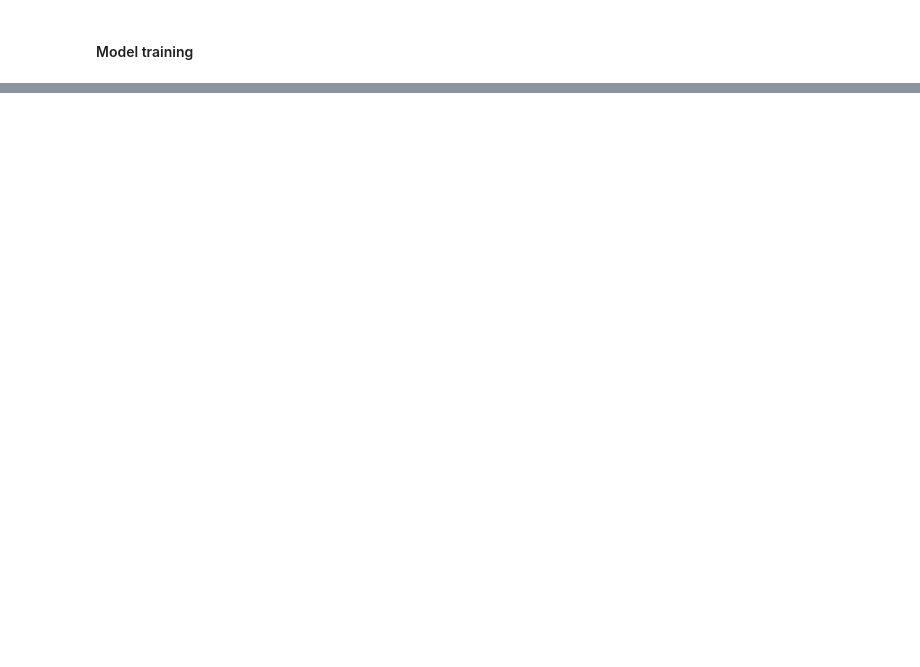
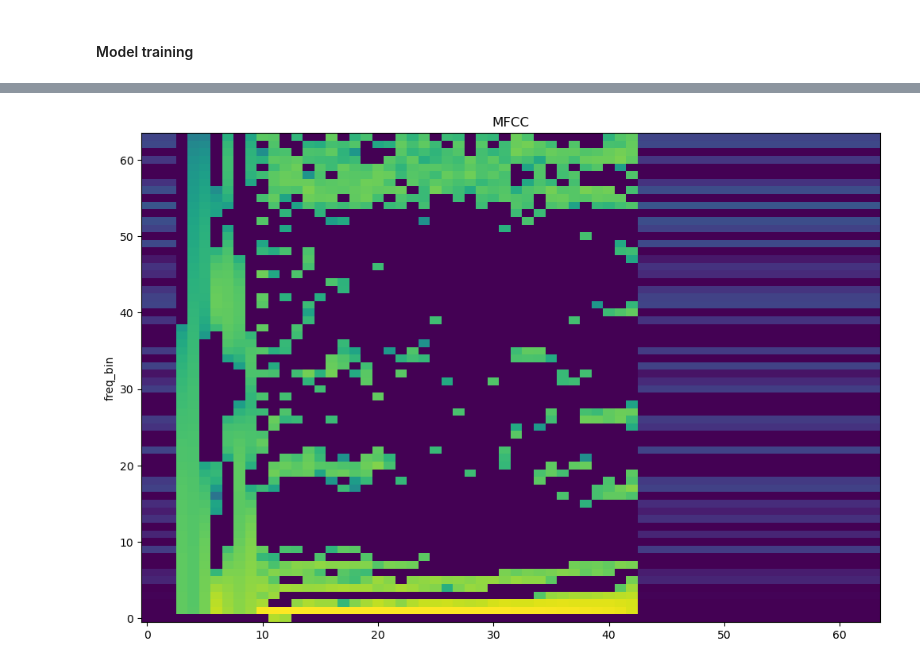
Before and after one commit to DCisHurt/Guitar-MIR, a Jupyter notebook: ex3_parameter_extraction.ipynb, the cells around one changed output, grey strips where cells are left out. Cells and saved outputs as stored; diff of their text form; code cells hidden in the pictures; blank space fills up the shorter version.

```diff
--- a/ex3_parameter_extraction.ipynb
+++ b/ex3_parameter_extraction.ipynb
@@ -160,19 +86,0 @@ Trained feed forward net saved at _weights/c53_parameter_4.pth
-# %%
-from src.util import plot_box
-
-cnn = model.Extractor().to(device)
-
-error = [[], [], [], [], []]
-for i in range(5):
-    WEIGHTS_FILE = WEIGHTS_FILE[:-5] + str(i) + ".pth"
-    state_dict = torch.load(WEIGHTS_FILE)
-    cnn.load_state_dict(state_dict)
-
-    _, _, log = train.test(cnn, val_dataloader, device, effect=EFFECT)
-    for _, data in enumerate(log):
-        error[i].append(data[3])
-
-log_writer.add_figure("Error Box",
-                      plot_box(error, title="Error", labels=EFFECT_MAP, ylabel="paramter value"))
-
-log_writer.close()
@@ -185,0 +87,67 @@ reverb: avg MSE: 0.004274, avg abs error: 0.05
+# %%
+from src.util import plot_box
+
+WEIGHTS_DIR = "_weights/"
+LEARNING_RATE = 0.001
+EPOCHS = 20
+
+
+
+if torch.cuda.is_available():
+    device = "cuda"
+else:
+    device = "cpu"
+print(f"Using device {device}")
+
+error = [[], [], [], [], []]
+
+for fx in range(5):
+
+    fxData = load_data(fx)
+    train_dataloader, test_dataloader, val_dataloader = split_data(fxData)
+
+    # construct model and assign it to device
+    cnn = model.Extractor().to(device)
+
+    if fx == 0:
+        signal, _, _, _, _ = fxData[0]
+        print(f"There are {len(fxData)} samples in the dataset.")
+        print(f"Shape of signal: {signal.shape}")
+
+        print("input feature:")
+        log_writer.add_figure("Input Feature", plot_spectrogram(signal[0], title="MFCC"))
+        log_writer.add_graph(cnn, signal.unsqueeze_(0))
+
+    # initialise loss funtion + optimiser
+    loss_fn = nn.MSELoss(reduction='mean')
+    optimiser = torch.optim.Adam(cnn.parameters(), lr=LEARNING_RATE)
+
+    # train model
+    train.train(cnn,
+                train_dataloader,
+                test_dataloader,
+                loss_fn,
+                optimiser,
+                device,
+                log_writer,
+                EPOCHS,
+                effect=fx)
+
+    _, _, log = train.test(cnn, val_dataloader, device, effect=fx)
+    for _, data in enumerate(log):
+        error[fx].append(data[3])
+
+    WEIGHTS_FILE = os.path.join(WEIGHTS_DIR, EXPERIMENT_NAME + "_" + str(fx) + ".pth")
+
+    if not os.path.exists('%s' % WEIGHTS_DIR):
+        os.makedirs('%s' % WEIGHTS_DIR)
+
+    # save model
+    torch.save(cnn.state_dict(), WEIGHTS_FILE)
+    print("Trained feed forward net saved at %s" %(WEIGHTS_FILE))
+
+log_writer.add_figure("Error Box",
+                      plot_box(error, title="Error", labels=EFFECT_MAP, ylabel="paramter value"))
+
+log_writer.close()
+# %% [output]
@@ -185,0 +158 @@ reverb: avg MSE: 0.004274, avg abs error: 0.05
+[figure, added]
```
Also changed, not shown: parts of 14 cells of this notebook, 7 other files.
